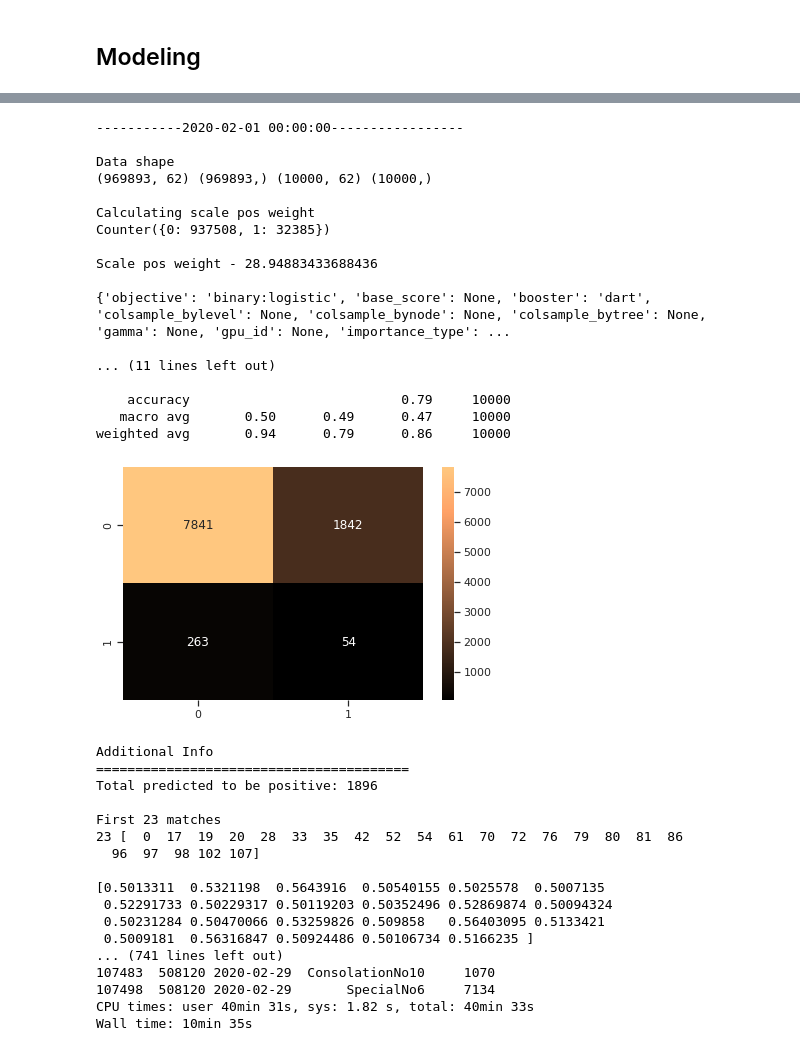
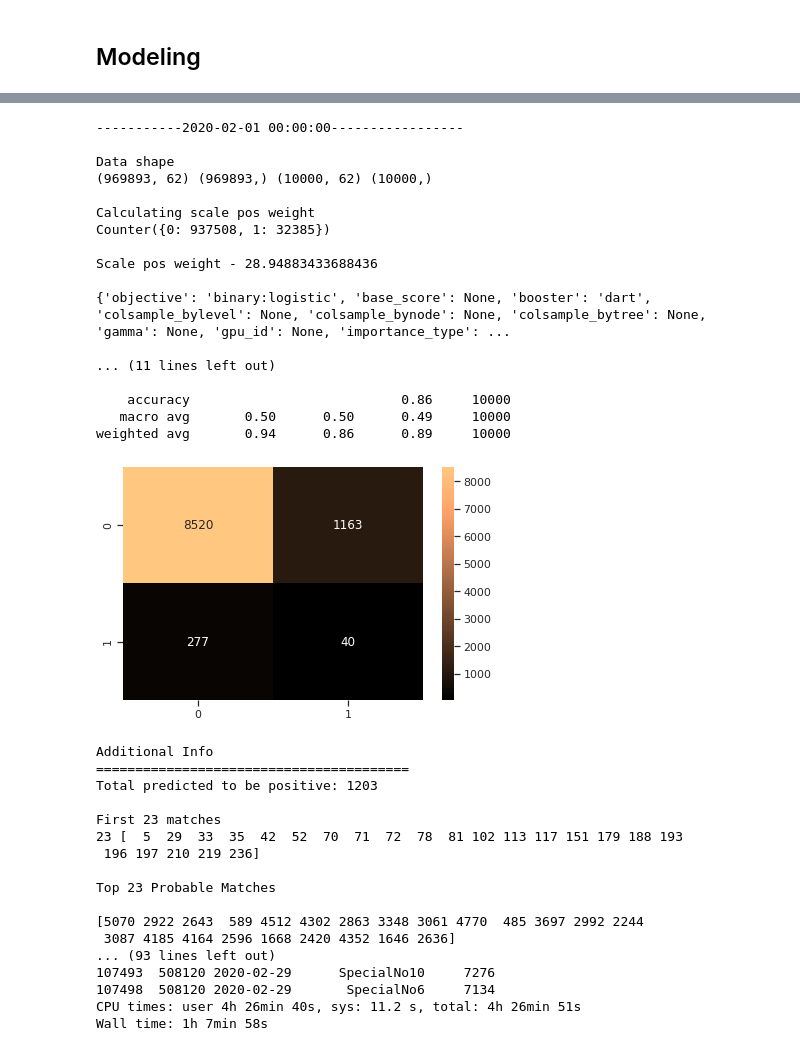
Before and after one commit to mengwangk/dl-projects, a Jupyter notebook: 04_09_auto_ml_6_temp.ipynb, the cells around one changed output, grey strips where cells are left out. Cells and saved outputs as stored; diff of their text form; code cells hidden in the pictures.

```diff
--- a/04_09_auto_ml_6_temp.ipynb
+++ b/04_09_auto_ml_6_temp.ipynb
@@ -338,13 +337,13 @@ def score_optimization(dt, feature_matrix, clf, X_train, y_train, X_test, y_test
     # Total predicted matches
     print('First 23 matches')
     print(23, all_preds[0:23])
-    print(f'\n{probas[all_preds[0:23]]}\n')
+    #print(f'\n{probas[all_preds[0:23]]}\n')
 
     print("\nTop 23 Probable Matches")
     #print('probas', probas)
     topN = np.argpartition(probas, -23)[-23:]
     print(f'\n{topN}\n')          # Top N most high probability numbers
-    print(f'\n{probas[topN]}\n')  # Top N probability
+    #print(f'\n{probas[topN]}\n')  # Top N probability
 
     # Check for 2 to 3 digits range
     print('\n2 To 3 Digits\n')
@@ -352,29 +351,29 @@ def score_optimization(dt, feature_matrix, clf, X_train, y_train, X_test, y_test
     #print(idx_range)
     range_numbers = all_preds[idx_range]
     print(len(range_numbers), range_numbers)
-    print(f'\n{probas[range_numbers]}\n')
+    #print(f'\n{probas[range_numbers]}\n')
 
 
     # 2 to 3 Digits > Average Probas
     print('\n2 To 3 Digits Average Proba\n')
     avg_proba = np.average(probas[range_numbers])
     print(f'Average proba {avg_proba}\n')
-    idx_avg_proba = np.where(probas > avg_proba)
-    print(len(idx_avg_proba[0]), idx_avg_proba[0])
+    #idx_avg_proba = np.where(probas > avg_proba)
+    #print(len(idx_avg_proba[0]), idx_avg_proba[0])
 
     # 2 to 3 Digits > All Average Probas
     print('\n\nAll Average Proba\n')
     all_avg_proba = np.average(probas[all_preds])
     print(f'All average probas {all_avg_proba}\n')
-    idx_all_avg_proba = np.where(probas > all_avg_proba)
-    print(len(idx_all_avg_proba[0]), idx_all_avg_proba[0])
+    #idx_all_avg_proba = np.where(probas > all_avg_proba)
+    #print(len(idx_all_avg_proba[0]), idx_all_avg_proba[0])
 
 
     # All predicted matches
-    print('\n\nAll Predictions\n')
-    print(len(all_preds), all_preds)
-    print()
-    print(len(probas[all_preds]), probas[all_preds])
+    # print('\n\nAll Predictions\n')
+    # print(len(all_preds), all_preds)
+    # print()
+    # print(len(probas[all_preds]), probas[all_preds])
 
     #print('Debug')
     #print(pred)
@@ -553,43 +552,43 @@ Wall time: 3.83 s
 # %%
 #for (estimators, depth) in ((300,3), (500,6), (550,6), (600,6)):
-for (estimators, depth) in ((300,3),):
+for (estimators, depth) in ((500,6),):
   %time model(target_mth, feature_matrix_selection, file_prefix='test', estimators=estimators, depth=depth)
 # %% [output]
 -----------2020-02-01 00:00:00-----------------
 
 Data shape
 (969893, 62) (969893,) (10000, 62) (10000,)
 
 Calculating scale pos weight
 Counter({0: 937508, 1: 32385})
 
 Scale pos weight - 28.94883433688436
 
 {'objective': 'binary:logistic', 'base_score': None, 'booster': 'dart', 'colsample_bylevel': None, 'colsample_bynode': None, 'colsample_bytree': None, 'gamma': None, 'gpu_id': None, 'importance_type': ...
 
 ... (11 lines left out)
 
-    accuracy                           0.79     10000
-   macro avg       0.50      0.49      0.47     10000
-weighted avg       0.94      0.79      0.86     10000
+    accuracy                           0.86     10000
+   macro avg       0.50      0.50      0.49     10000
+weighted avg       0.94      0.86      0.89     10000
-[figure, old version]
+[figure, new version]
 Additional Info
 ========================================
-Total predicted to be positive: 1896
+Total predicted to be positive: 1203
 
 First 23 matches
-23 [  0  17  19  20  28  33  35  42  52  54  61  70  72  76  79  80  81  86
-  96  97  98 102 107]
+23 [  5  29  33  35  42  52  70  71  72  78  81 102 113 117 151 179 188 193
+ 196 197 210 219 236]
 
-[0.5013311  0.5321198  0.5643916  0.50540155 0.5025578  0.5007135
- 0.52291733 0.50229317 0.50119203 0.50352496 0.52869874 0.50094324
- 0.50231284 0.50470066 0.53259826 0.509858   0.56403095 0.5133421
- 0.5009181  0.56316847 0.50924486 0.50106734 0.5166235 ]
-... (741 lines left out)
-107483  508120 2020-02-29  ConsolationNo10     1070
+Top 23 Probable Matches
+
+[5070 2922 2643  589 4512 4302 2863 3348 3061 4770  485 3697 2992 2244
+ 3087 4185 4164 2596 1668 2420 4352 1646 2636]
+... (93 lines left out)
+107493  508120 2020-02-29      SpecialNo10     7276
 107498  508120 2020-02-29       SpecialNo6     7134
-CPU times: user 40min 31s, sys: 1.82 s, total: 40min 33s
-Wall time: 10min 35s
+CPU times: user 4h 26min 40s, sys: 11.2 s, total: 4h 26min 51s
+Wall time: 1h 7min 58s
 # %%
 # Classification metrics optimization?
 
```
Also changed, not shown: parts of 3 cells of this notebook.
